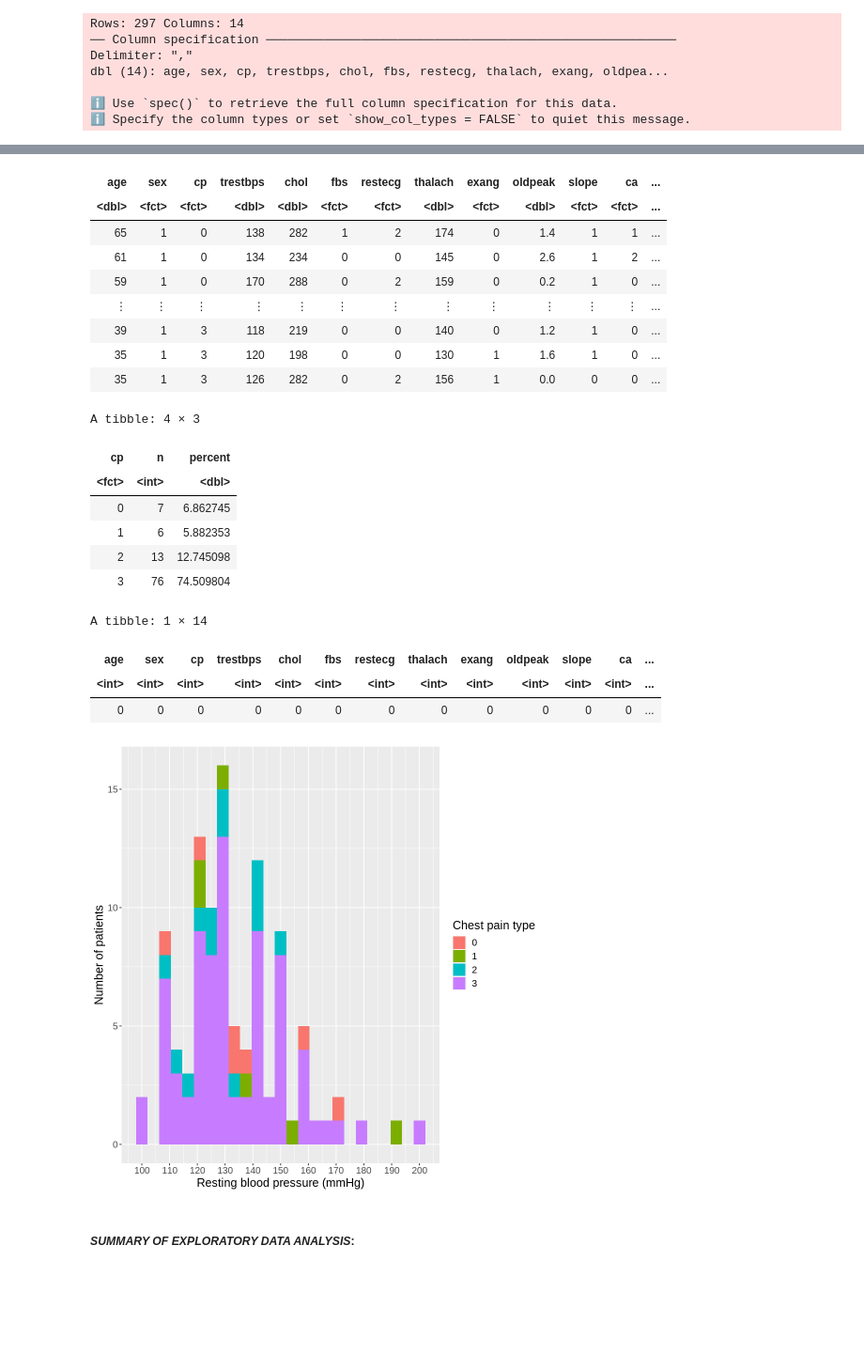
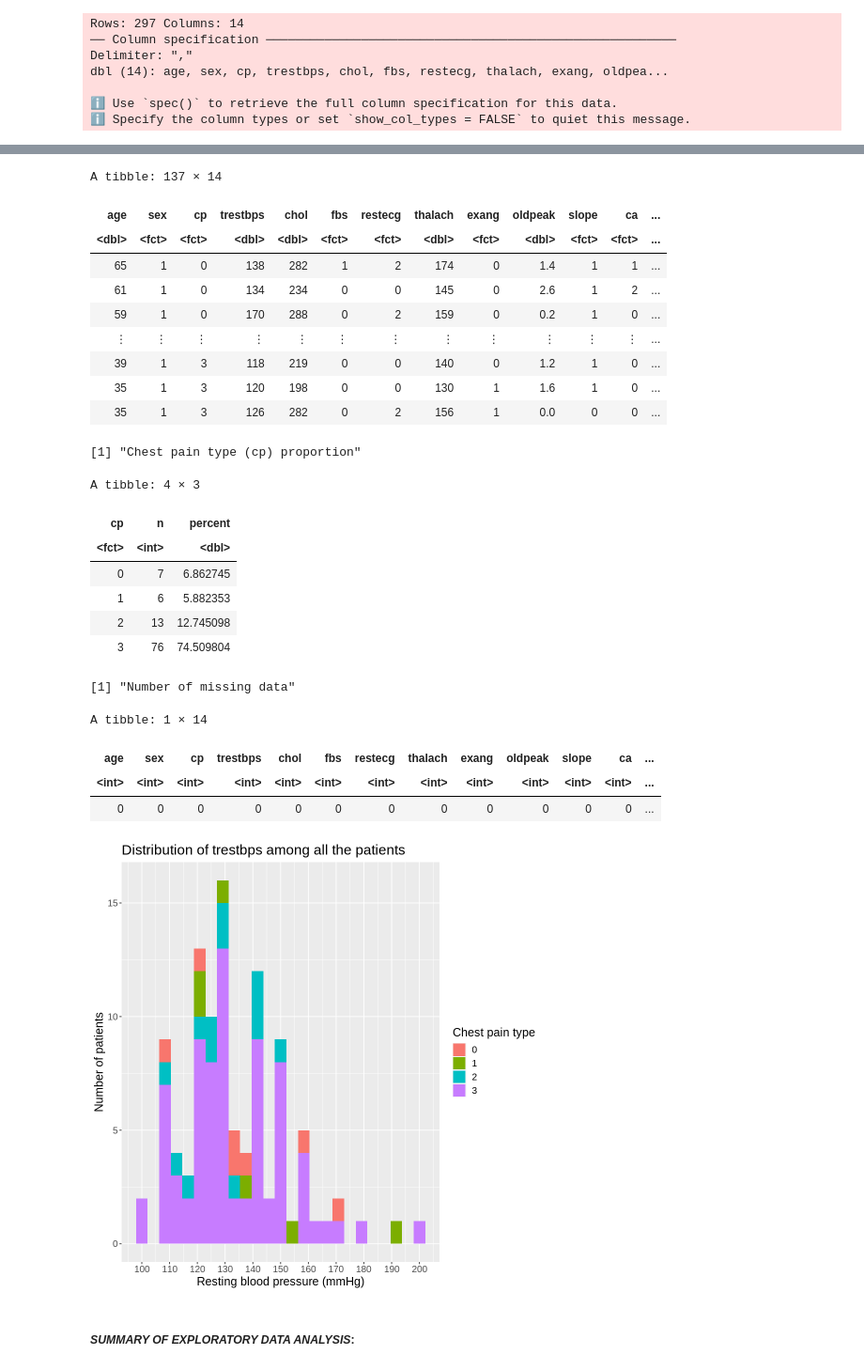
Before and after one commit to beandumplings/dsci_100_group143_project, a Jupyter notebook: Group143_Project.ipynb, the cells around one changed output, grey strips where cells are left out. Shown at 94% size. Saved outputs shown, nothing was run; the diff lists cells and outputs as text; code cells hidden in the pictures; blank space fills up the shorter version.

Commit message:
Added title to graph and tables

```diff
--- a/Group143_Project.ipynb
+++ b/Group143_Project.ipynb
@@ -89,7 +90,7 @@ heart_missing_data_train <- as_tibble(apply(heart_train, 2, is.na)) |> map_df(su
 options(repr.plot.width = 8, repr.plot.height = 8)
 heart_train_cp_plot <- heart_train |> ggplot(aes(x = trestbps, fill = cp)) +
                                         geom_histogram(bins = 25) +
-                                        labs(x = "Resting blood pressure (mmHg)", y = "Number of patients", fill = "Chest pain type") +
+                                        labs(x = "Resting blood pressure (mmHg)", y = "Number of patients", fill = "Chest pain type", title = "Distribution of trestbps among all the patients") +
                                         theme(text = element_text(size = 15)) +
                                         scale_x_continuous(breaks = seq(90, 200, by = 10))
 # %% [output]
@@ -102,8 +103,14 @@ dbl (14): age, sex, cp, trestbps, chol, fbs, restecg, thalach, exang, oldpea...
 ℹ Specify the column types or set `show_col_types = FALSE` to quiet this message.
 # %%
 ### Load block
+paste("Cleveland UCI Heart data set for people with a heart condition")
 heart_cleveland_data_filter
+
+paste("Chest pain type (cp) proportion")
 heart_proportion_train
+
+paste("Number of missing data")
 heart_missing_data_train
+
 heart_train_cp_plot
 # %% [output]
@@ -111,24 +118,27 @@ A tibble: 137 × 14
+A tibble: 137 × 14
 | age | sex | cp | trestbps | chol | fbs | restecg | thalach | exang | oldpeak | slope | ca | ... |
 | <dbl> | <fct> | <fct> | <dbl> | <dbl> | <fct> | <fct> | <dbl> | <fct> | <dbl> | <fct> | <fct> | ... |
 | 65 | 1 | 0 | 138 | 282 | 1 | 2 | 174 | 0 | 1.4 | 1 | 1 | ... |
 | 61 | 1 | 0 | 134 | 234 | 0 | 0 | 145 | 0 | 2.6 | 1 | 2 | ... |
 | 59 | 1 | 0 | 170 | 288 | 0 | 2 | 159 | 0 | 0.2 | 1 | 0 | ... |
 | ⋮ | ⋮ | ⋮ | ⋮ | ⋮ | ⋮ | ⋮ | ⋮ | ⋮ | ⋮ | ⋮ | ⋮ | ... |
 | 39 | 1 | 3 | 118 | 219 | 0 | 0 | 140 | 0 | 1.2 | 1 | 0 | ... |
 | 35 | 1 | 3 | 120 | 198 | 0 | 0 | 130 | 1 | 1.6 | 1 | 0 | ... |
 | 35 | 1 | 3 | 126 | 282 | 0 | 2 | 156 | 1 | 0.0 | 0 | 0 | ... |
-A tibble: 4 × 3
+[1] "Chest pain type (cp) proportion"
+A tibble: 4 × 3
 | cp | n | percent |
 | <fct> | <int> | <dbl> |
 | 0 | 7 | 6.862745 |
 | 1 | 6 | 5.882353 |
 | 2 | 13 | 12.745098 |
 | 3 | 76 | 74.509804 |
-A tibble: 1 × 14
+[1] "Number of missing data"
+A tibble: 1 × 14
 | age | sex | cp | trestbps | chol | fbs | restecg | thalach | exang | oldpeak | slope | ca | ... |
 | <int> | <int> | <int> | <int> | <int> | <int> | <int> | <int> | <int> | <int> | <int> | <int> | ... |
 | 0 | 0 | 0 | 0 | 0 | 0 | 0 | 0 | 0 | 0 | 0 | 0 | ... |
-[figure, old version]
+[figure, new version]
 # %% [markdown]
 ##### ***SUMMARY OF EXPLORATORY DATA ANALYSIS***:
 # %% [markdown]
```
Also changed, not shown: parts of 8 cells of this notebook.
